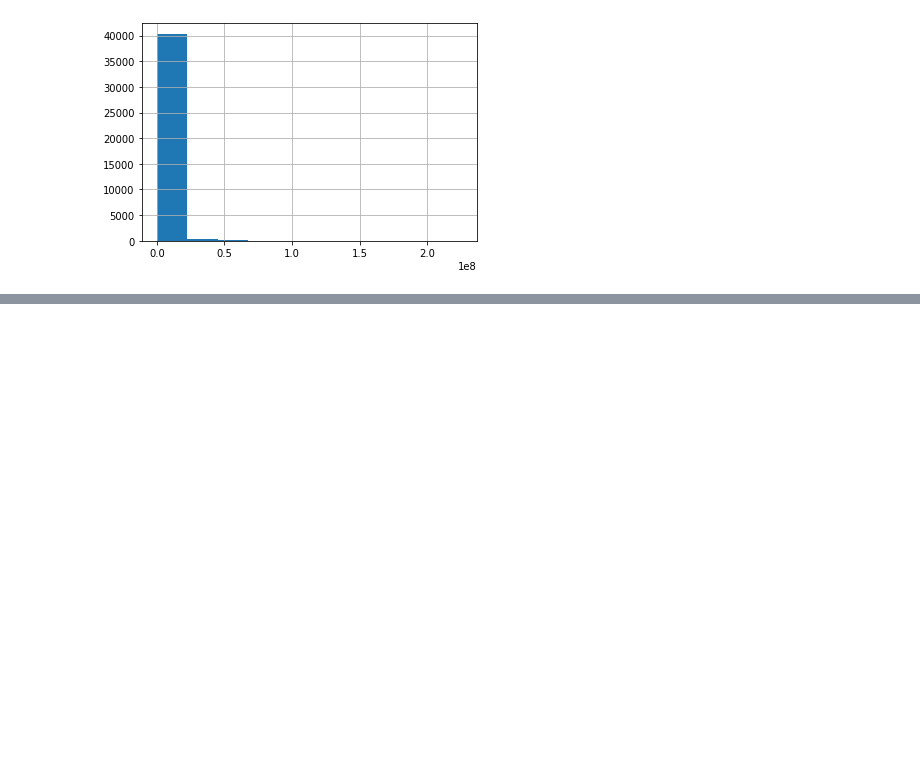
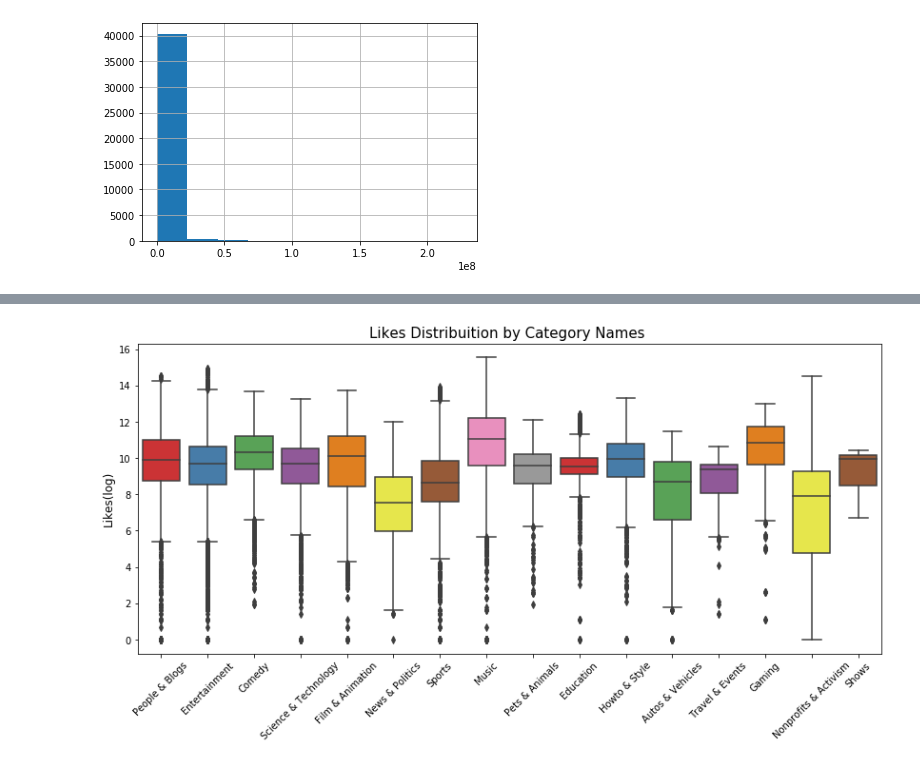
Before and after one commit to avijitj-hub/KDD-Project, a Jupyter notebook: Project - Deliverable 3.ipynb, the cells around one changed output, grey strips where cells are left out. Drawn from its saved outputs; the diff is of its cells as text; code cells hidden in the pictures; blank space fills up the shorter version.

```diff
--- a/Project - Deliverable 3.ipynb
+++ b/Project - Deliverable 3.ipynb
@@ -151,3 +151,6 @@ video_error_or_removed      0
 description               570
 category_title              0
 dtype: int64
+# %%
+USvideo.description.fillna("Missing description", inplace=True)
+USvideo.isnull().sum()
@@ -155,3 +177,7 @@ dtype: int64
 # category_video = (USvideo['category_id'] == 1)
 # filtered_USvideo = USvideo[category_video]
 # filtered_USvideo.head(10)
+# %%
+USvideo.tags = USvideo.tags.str.replace("|", ",")
+USvideo.tags = USvideo.tags.str.replace('"',"")#Replace  | w
+USvideo.tags.head()
@@ -263,12 +330,14 @@ g.set_ylabel("Count", fontsize=15)
 # %%
 plt.figure(figsize = (14,6))
 
-g = sns.boxplot(x='category_name', y='likes_log', data=USvideo, palette="Set1")
+g = sns.boxplot(x='category_title', y='likes_log', data=USvideo, palette="Set1")
 g.set_xticklabels(g.get_xticklabels(),rotation=45)
 g.set_title("Likes Distribuition by Category Names ", fontsize=15)
 g.set_xlabel("", fontsize=12)
 g.set_ylabel("Likes(log)", fontsize=12)
 plt.show()
+# %% [output]
+[figure, added]
 # %%
 plt.figure(figsize = (14,6))
 
```
Also changed, not shown: parts of 16 cells of this notebook.
